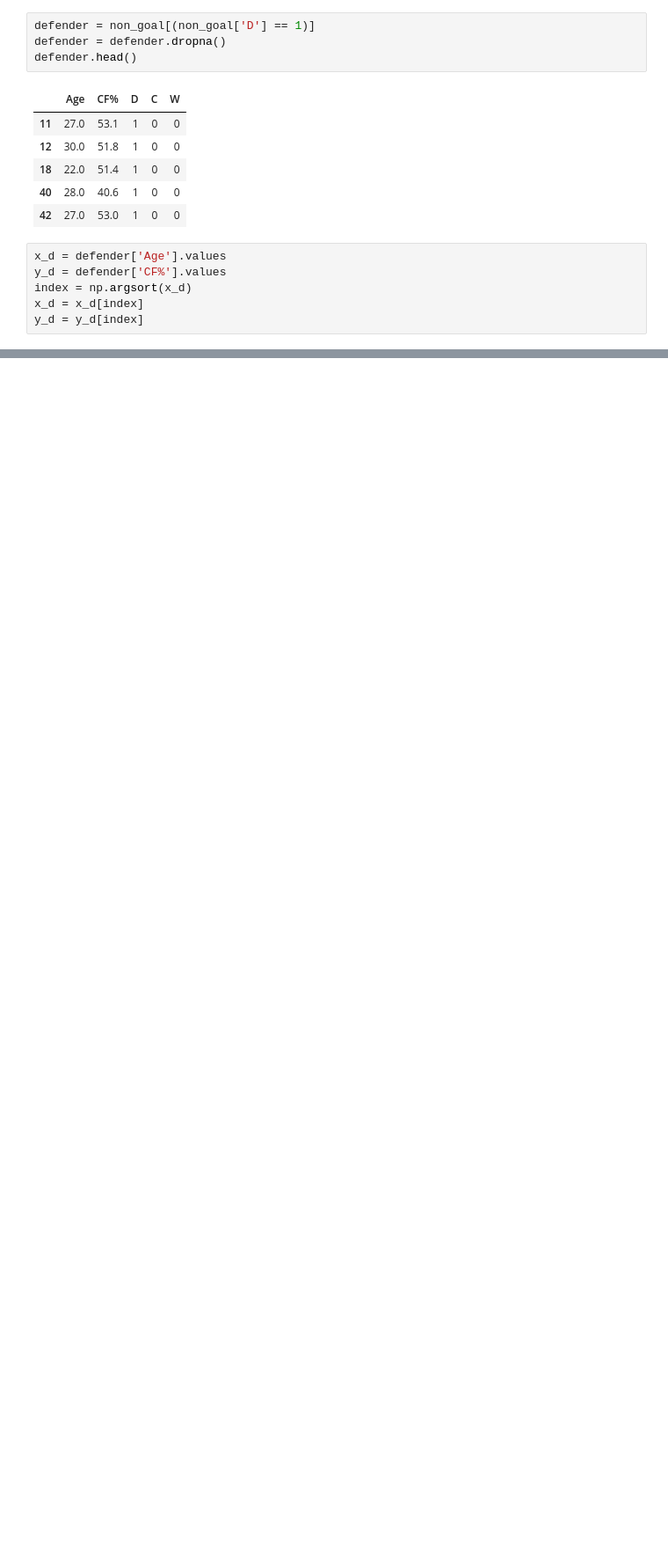
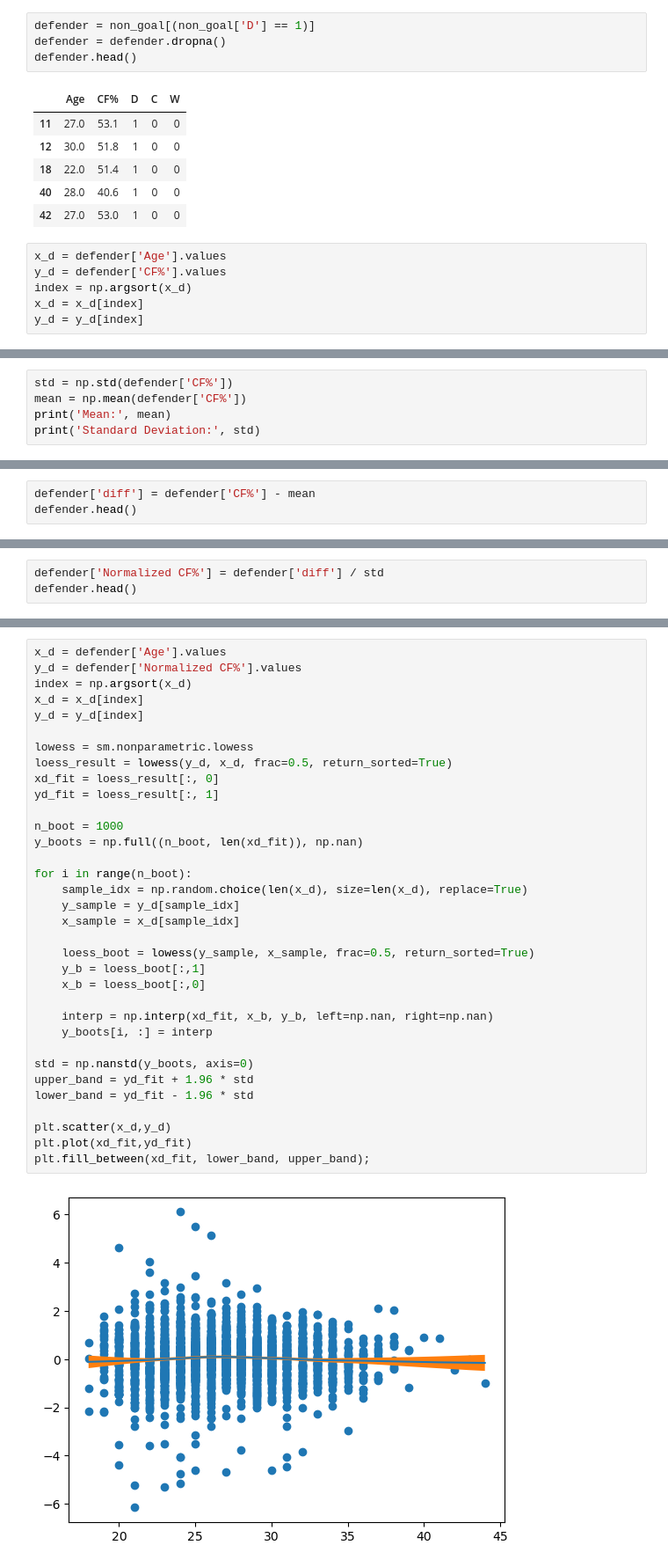
Before and after one commit to cfar506/DSCI235-Project, a Jupyter notebook: 235_Project/Non_goalie_loess.ipynb, the cells around one changed output, grey strips where cells are left out. Shown at 88% size. Drawn from its saved outputs; the diff is of its cells as text; blank space fills up the shorter version.

```diff
--- a/235_Project/Non_goalie_loess.ipynb
+++ b/235_Project/Non_goalie_loess.ipynb
@@ -59,0 +106,5 @@ plt.plot(xd_fit,yd_fit);
+# %%
+std = np.std(defender['CF%'])
+mean = np.mean(defender['CF%'])
+print('Mean:', mean)
+print('Standard Deviation:', std)
@@ -59,0 +114,3 @@ plt.plot(xd_fit,yd_fit);
+# %%
+defender['diff'] = defender['CF%'] - mean
+defender.head()
@@ -59,0 +124,3 @@ plt.plot(xd_fit,yd_fit);
+# %%
+defender['Normalized CF%'] = defender['diff'] / std
+defender.head()
@@ -59,0 +134,36 @@ plt.plot(xd_fit,yd_fit);
+# %%
+x_d = defender['Age'].values
+y_d = defender['Normalized CF%'].values
+index = np.argsort(x_d)
+x_d = x_d[index]
+y_d = y_d[index]
+
+lowess = sm.nonparametric.lowess
+loess_result = lowess(y_d, x_d, frac=0.5, return_sorted=True)
+xd_fit = loess_result[:, 0]
+yd_fit = loess_result[:, 1]
+
+n_boot = 1000
+y_boots = np.full((n_boot, len(xd_fit)), np.nan)
+
+for i in range(n_boot):
+    sample_idx = np.random.choice(len(x_d), size=len(x_d), replace=True)
+    y_sample = y_d[sample_idx]
+    x_sample = x_d[sample_idx]
+
+    loess_boot = lowess(y_sample, x_sample, frac=0.5, return_sorted=True)
+    y_b = loess_boot[:,1]
+    x_b = loess_boot[:,0]
+
+    interp = np.interp(xd_fit, x_b, y_b, left=np.nan, right=np.nan)
+    y_boots[i, :] = interp
+
+std = np.nanstd(y_boots, axis=0)
+upper_band = yd_fit + 1.96 * std
+lower_band = yd_fit - 1.96 * std
+
+plt.scatter(x_d,y_d)
+plt.plot(xd_fit,yd_fit)
+plt.fill_between(xd_fit, lower_band, upper_band);
+# %% [output]
+[figure, added]
```
Also changed, not shown: parts of 32 cells of this notebook, 2 other files.
